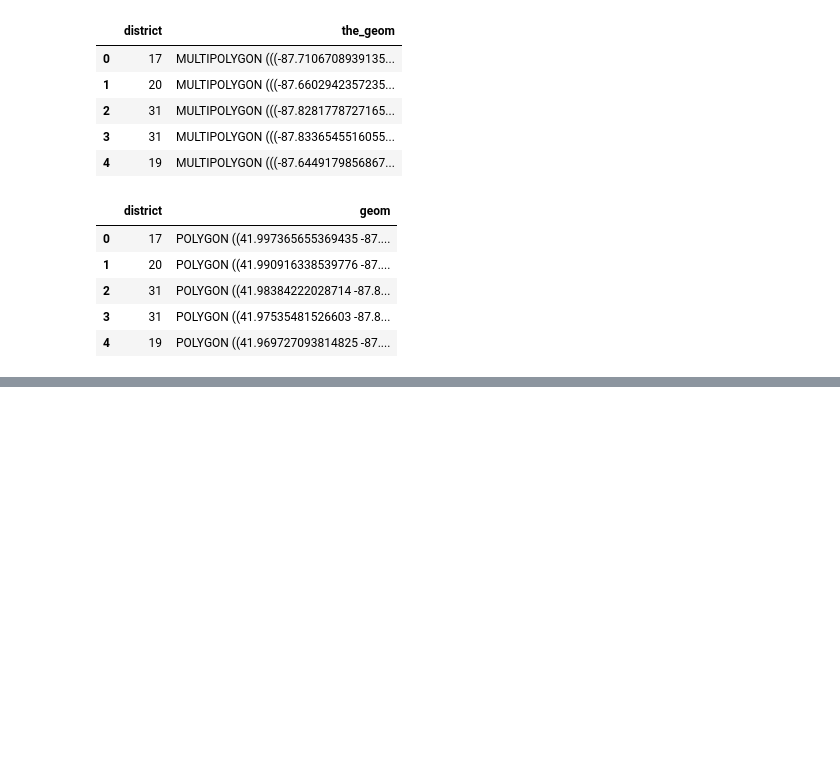
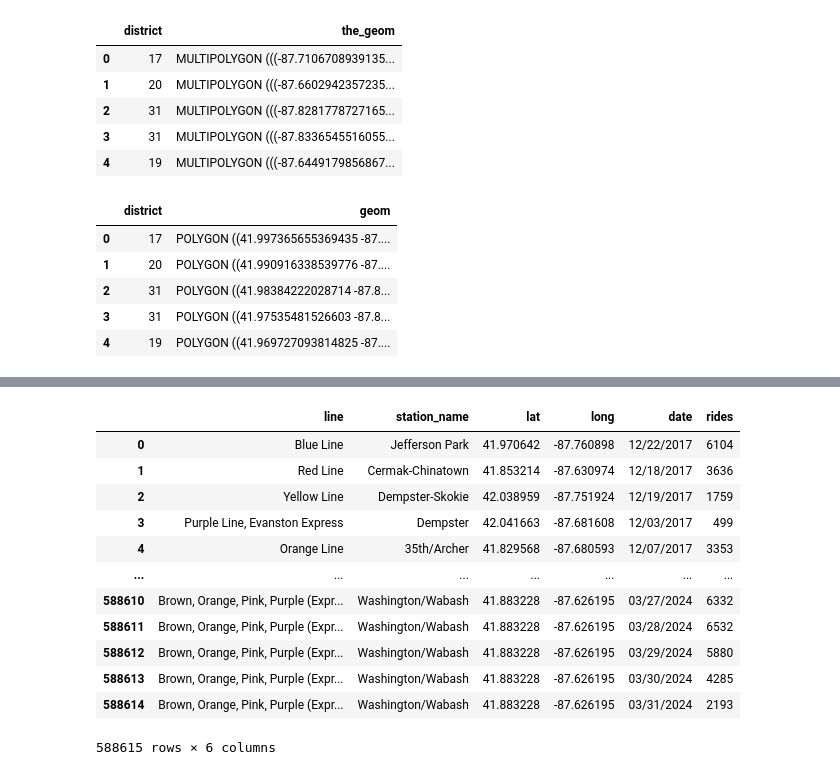
Before and after one commit to evanameyer1/Uncovering-New-Factors-In-Chicago-Crime-through-Regression-Models, a Jupyter notebook: models/notebooks/01_data_cleaning.ipynb, the cells around one changed output, grey strips where cells are left out. Saved outputs shown, nothing was run; the diff lists cells and outputs as text; code cells hidden in the pictures; blank space fills up the shorter version.

```diff
--- a/models/notebooks/01_data_cleaning.ipynb
+++ b/models/notebooks/01_data_cleaning.ipynb
@@ -1612,0 +1365,4 @@ raw_police_districts.to_csv('../../data/processed/clean_police_districts.csv', i
+# %%
+raw_train_stations.columns = raw_train_stations.columns.str.lower()
+raw_train_stations.rename(columns={'x':'long','y':'lat','name':'station_name','rail line':'line','station id':'id'}, inplace=True)
+raw_train_stations = raw_train_stations[['id','line','station_name','lat','long']]
@@ -1612,0 +1387,2 @@ raw_police_districts.to_csv('../../data/processed/clean_police_districts.csv', i
+# %%
+raw_train_ridership = pd.read_csv('../../data/raw/raw_train_ridership.csv')
@@ -1612,0 +1398,20 @@ raw_police_districts.to_csv('../../data/processed/clean_police_districts.csv', i
+# %%
+raw_train_ridership.rename(columns={'stationname':'station_name'}, inplace=True)
+raw_train_ridership = pd.merge(left=raw_train_stations[['line','station_name','lat','long']], right=raw_train_ridership[['station_name','date','rides']], on='station_name', how='right')
+raw_train_ridership.dropna(subset=['lat','long'], inplace=True)
+raw_train_ridership.reset_index(drop=True, inplace=True)
+raw_train_ridership
+# %% [output]
+|  | line | station_name | lat | long | date | rides |
+| 0 | Blue Line | Jefferson Park | 41.970642 | -87.760898 | 12/22/2017 | 6104 |
+| 1 | Red Line | Cermak-Chinatown | 41.853214 | -87.630974 | 12/18/2017 | 3636 |
+| 2 | Yellow Line | Dempster-Skokie | 42.038959 | -87.751924 | 12/19/2017 | 1759 |
+| 3 | Purple Line, Evanston Express | Dempster | 42.041663 | -87.681608 | 12/03/2017 | 499 |
+| 4 | Orange Line | 35th/Archer | 41.829568 | -87.680593 | 12/07/2017 | 3353 |
+| ... | ... | ... | ... | ... | ... | ... |
+| 588610 | Brown, Orange, Pink, Purple (Expr... | Washington/Wabash | 41.883228 | -87.626195 | 03/27/2024 | 6332 |
+| 588611 | Brown, Orange, Pink, Purple (Expr... | Washington/Wabash | 41.883228 | -87.626195 | 03/28/2024 | 6532 |
+| 588612 | Brown, Orange, Pink, Purple (Expr... | Washington/Wabash | 41.883228 | -87.626195 | 03/29/2024 | 5880 |
+| 588613 | Brown, Orange, Pink, Purple (Expr... | Washington/Wabash | 41.883228 | -87.626195 | 03/30/2024 | 4285 |
+| 588614 | Brown, Orange, Pink, Purple (Expr... | Washington/Wabash | 41.883228 | -87.626195 | 03/31/2024 | 2193 |
+588615 rows × 6 columns
```
Also changed, not shown: parts of 42 cells of this notebook, 1 other file.
